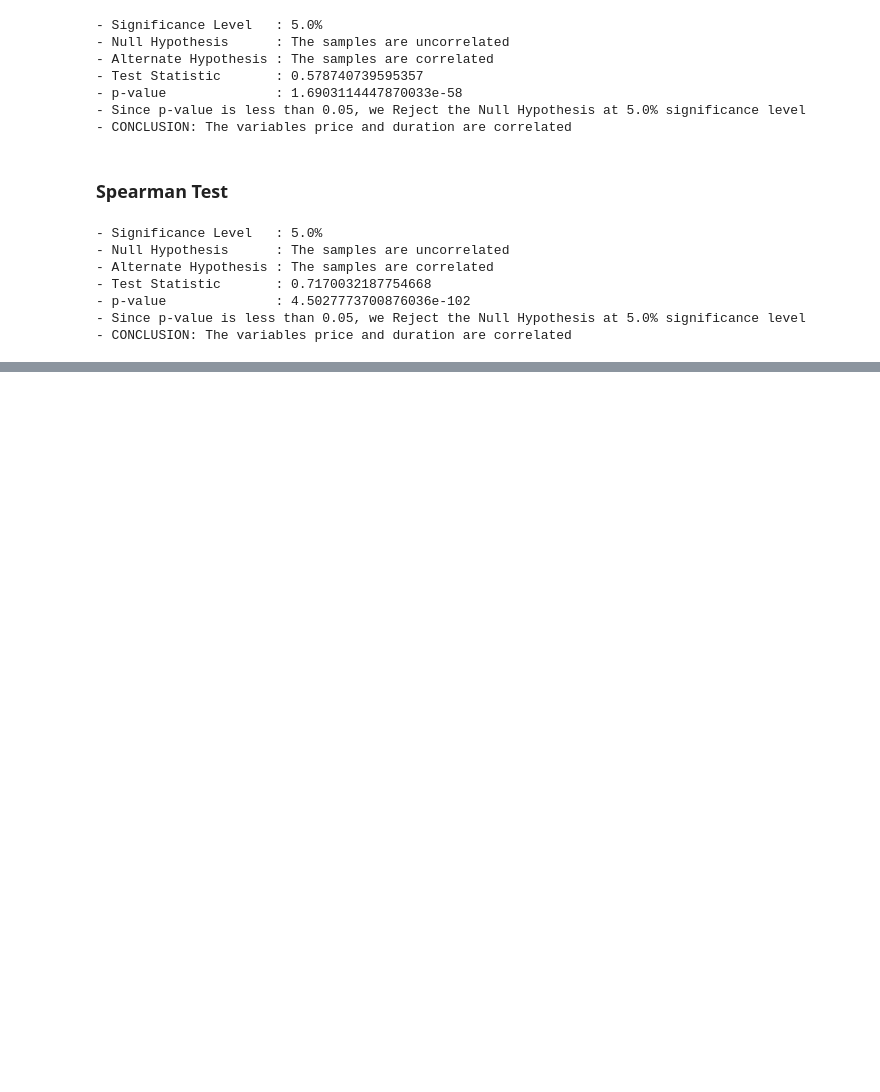
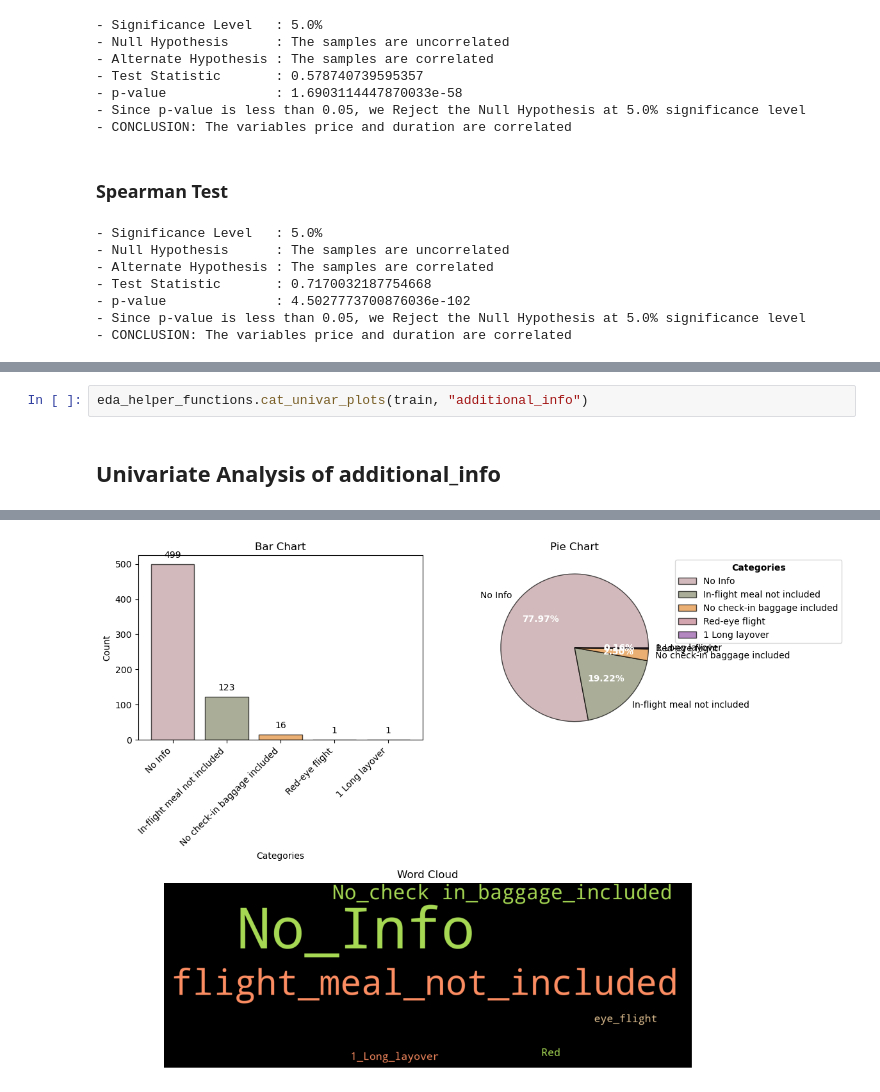
Before and after one commit to mursaleen-sengr/Flight-_price_prediction_using_AWSSagemaker, a Jupyter notebook: notebook/EDA.ipynb, the cells around one changed output, grey strips where cells are left out. Cells and saved outputs as stored; diff of their text form; blank space fills up the shorter version.

Commit message:
comleted detailed analysis on dataset

```diff
--- a/notebook/EDA.ipynb
+++ b/notebook/EDA.ipynb
@@ -547,0 +609,4 @@ TypeError: Got both 'edgecolor' and 'edgecolors', which are aliases of one anoth
+# %%
+eda_helper_functions.cat_univar_plots(train, "additional_info")
+# %% [output]
+Univariate Analysis of additional_info
@@ -547,0 +614 @@ TypeError: Got both 'edgecolor' and 'edgecolors', which are aliases of one anoth
+[figure, added]
```
Also changed, not shown: parts of 9 cells of this notebook, 1 other file.
